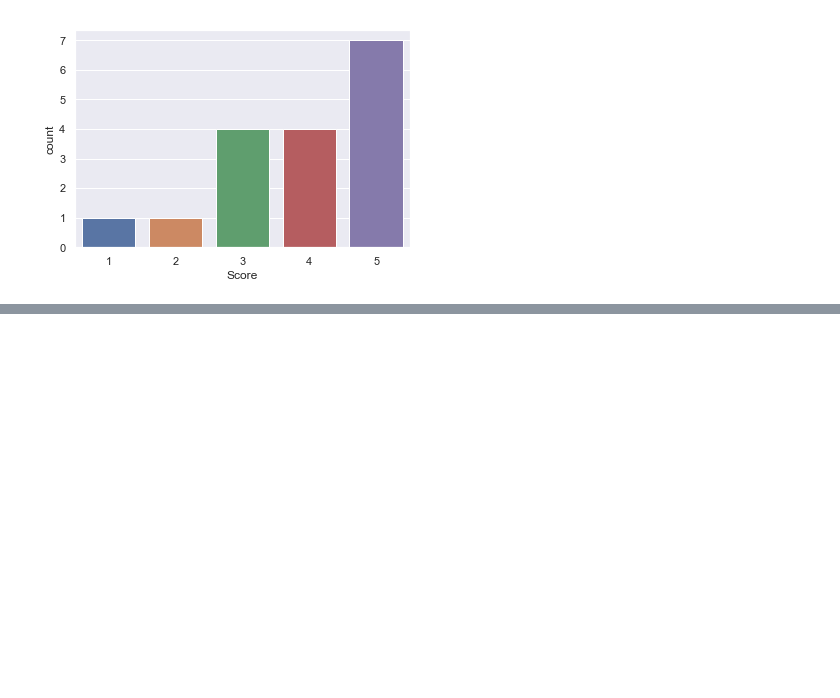
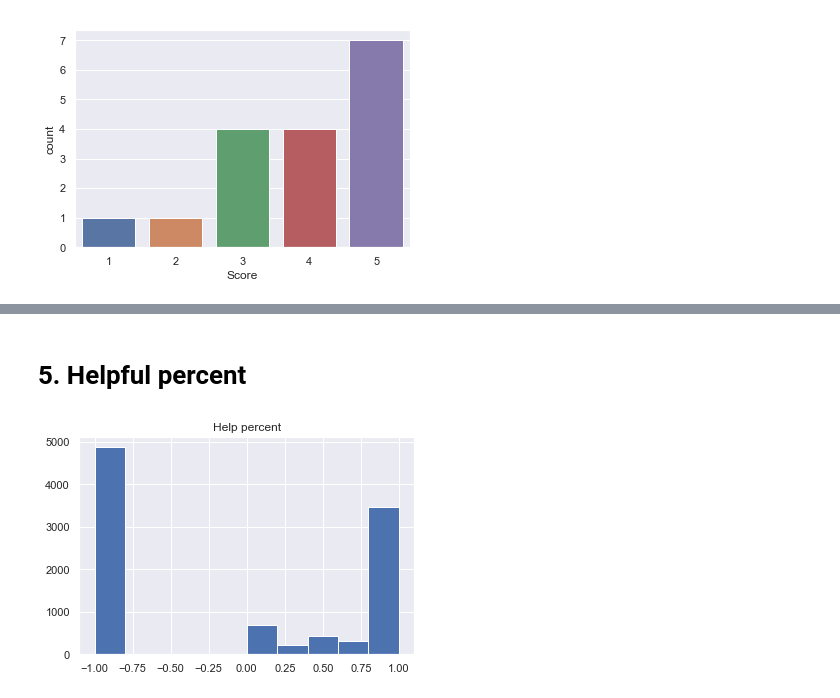
Before and after one commit to IanChen5273/Machined-learning, a Jupyter notebook: HW2.ipynb, the cells around one changed output, grey strips where cells are left out. Saved outputs shown, nothing was run; the diff lists cells and outputs as text; code cells hidden in the pictures; blank space fills up the shorter version.

```diff
--- a/HW2.ipynb
+++ b/HW2.ipynb
@@ -67,0 +82,16 @@ sns.heatmap(corr)
+# %% [markdown]
+# 5. Helpful percent
+# %%
+def percent(row):
+    if row['HelpfulnessNumerator'] <= row['HelpfulnessDenominator'] and row['HelpfulnessDenominator']!= 0:
+        return row['HelpfulnessNumerator']/row['HelpfulnessDenominator']
+    elif row['HelpfulnessNumerator'] == 0 and row['HelpfulnessDenominator'] == 0:
+        return -1
+    else:
+        return 0
+dataset['Help percent'] = dataset.apply(percent,axis = 1)
+plt.hist(dataset['Help percent'])
+plt.title('Help percent')
+plt.show()
+# %% [output]
+[figure, added]
```
Also changed, not shown: parts of 10 cells of this notebook.
